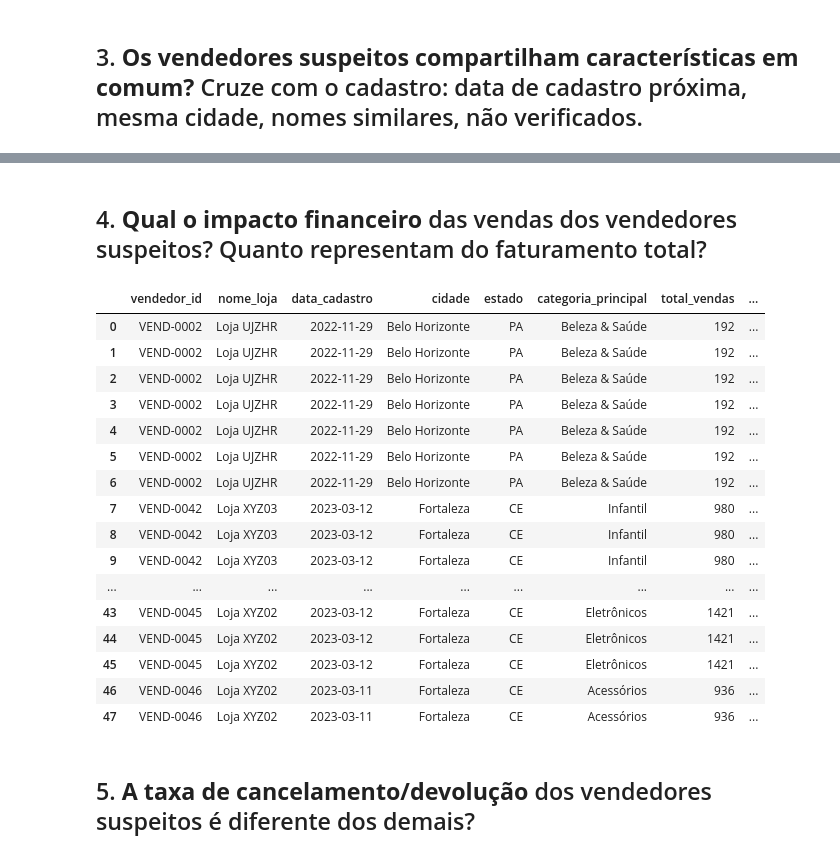
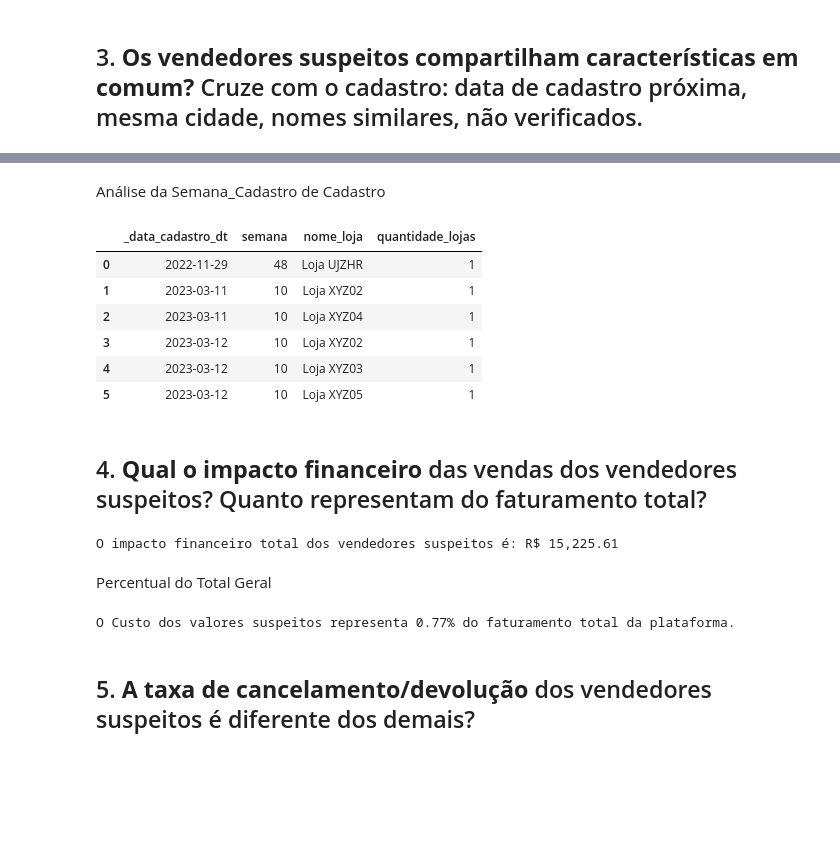
Before and after one commit to AlexDcoder/Opera-o-Marketplace-Fraude-em-E-commerce, a Jupyter notebook: notebooks/base_comparativo.ipynb, the cells around one changed output, grey strips where cells are left out. Drawn from its saved outputs; the diff is of its cells as text; code cells hidden in the pictures; blank space fills up the shorter version.

```diff
--- a/notebooks/base_comparativo.ipynb
+++ b/notebooks/base_comparativo.ipynb
@@ -934,2 +952,18 @@ Name: count, dtype: int64
+# %% [markdown]
+Análise da Semana_Cadastro de Cadastro
+# %%
+df_vendedores['semana'] = df_vendedores['_data_cadastro_dt'].dt.isocalendar().week
+# %%
+df_vendedores[df_vendedores['is_suspect']]\
+            .groupby(['_data_cadastro_dt', 'semana'])['nome_loja']\
+            .value_counts().reset_index(name='quantidade_lojas')
+# %% [output]
+|  | _data_cadastro_dt | semana | nome_loja | quantidade_lojas |
+| 0 | 2022-11-29 | 48 | Loja UJZHR | 1 |
+| 1 | 2023-03-11 | 10 | Loja XYZ02 | 1 |
+| 2 | 2023-03-11 | 10 | Loja XYZ04 | 1 |
+| 3 | 2023-03-12 | 10 | Loja XYZ02 | 1 |
+| 4 | 2023-03-12 | 10 | Loja XYZ03 | 1 |
+| 5 | 2023-03-12 | 10 | Loja XYZ05 | 1 |
 # %% [markdown]
 ## 4. **Qual o impacto financeiro** das vendas dos vendedores suspeitos? Quanto representam do faturamento total?
@@ -940,26 +970,24 @@ df_vendedores_principais = df_vendedores.query(f"vendedor_id in {lista_ids_suspe
 # %%
-df_vendedores_principais.merge(df_vendas,
+vendas_suspeitas = df_vendedores[df_vendedores['is_suspect']].merge(df_vendas,
                                left_on=['vendedor_id','categoria_principal'],
                                right_on=['vendedor_id', 'categoria']
                                , how='left')
+
+faturamento_suspeito = vendas_suspeitas['valor_total'].sum()
+
+print(f"O impacto financeiro total dos vendedores suspeitos é: R$ {faturamento_suspeito:,.2f}")
 # %% [output]
-|  | vendedor_id | nome_loja | data_cadastro | cidade | estado | categoria_principal | total_vendas | ... |
-| 0 | VEND-0002 | Loja UJZHR | 2022-11-29 | Belo Horizonte | PA | Beleza & Saúde | 192 | ... |
-| 1 | VEND-0002 | Loja UJZHR | 2022-11-29 | Belo Horizonte | PA | Beleza & Saúde | 192 | ... |
-| 2 | VEND-0002 | Loja UJZHR | 2022-11-29 | Belo Horizonte | PA | Beleza & Saúde | 192 | ... |
-| 3 | VEND-0002 | Loja UJZHR | 2022-11-29 | Belo Horizonte | PA | Beleza & Saúde | 192 | ... |
-| 4 | VEND-0002 | Loja UJZHR | 2022-11-29 | Belo Horizonte | PA | Beleza & Saúde | 192 | ... |
-| 5 | VEND-0002 | Loja UJZHR | 2022-11-29 | Belo Horizonte | PA | Beleza & Saúde | 192 | ... |
-| 6 | VEND-0002 | Loja UJZHR | 2022-11-29 | Belo Horizonte | PA | Beleza & Saúde | 192 | ... |
-| 7 | VEND-0042 | Loja XYZ03 | 2023-03-12 | Fortaleza | CE | Infantil | 980 | ... |
-| 8 | VEND-0042 | Loja XYZ03 | 2023-03-12 | Fortaleza | CE | Infantil | 980 | ... |
-| 9 | VEND-0042 | Loja XYZ03 | 2023-03-12 | Fortaleza | CE | Infantil | 980 | ... |
-| ... | ... | ... | ... | ... | ... | ... | ... | ... |
-| 43 | VEND-0045 | Loja XYZ02 | 2023-03-12 | Fortaleza | CE | Eletrônicos | 1421 | ... |
-| 44 | VEND-0045 | Loja XYZ02 | 2023-03-12 | Fortaleza | CE | Eletrônicos | 1421 | ... |
-| 45 | VEND-0045 | Loja XYZ02 | 2023-03-12 | Fortaleza | CE | Eletrônicos | 1421 | ... |
-| 46 | VEND-0046 | Loja XYZ02 | 2023-03-11 | Fortaleza | CE | Acessórios | 936 | ... |
-| 47 | VEND-0046 | Loja XYZ02 | 2023-03-11 | Fortaleza | CE | Acessórios | 936 | ... |
+O impacto financeiro total dos vendedores suspeitos é: R$ 15,225.61
+# %% [markdown]
+Percentual do Total Geral
+# %%
+faturamento_total = df_vendas['valor_total'].sum()
+
+percentual_impactado = faturamento_suspeito/faturamento_total * 100
+
+print(f"O Custo dos valores suspeitos representa {percentual_impactado:.2f}% do faturamento total da plataforma.")
+# %% [output]
+O Custo dos valores suspeitos representa 0.77% do faturamento total da plataforma.
 # %% [markdown]
 ## 5. **A taxa de cancelamento/devolução** dos vendedores suspeitos é diferente dos demais?
 # %%
```
Also changed, not shown: parts of 15 cells of this notebook.
